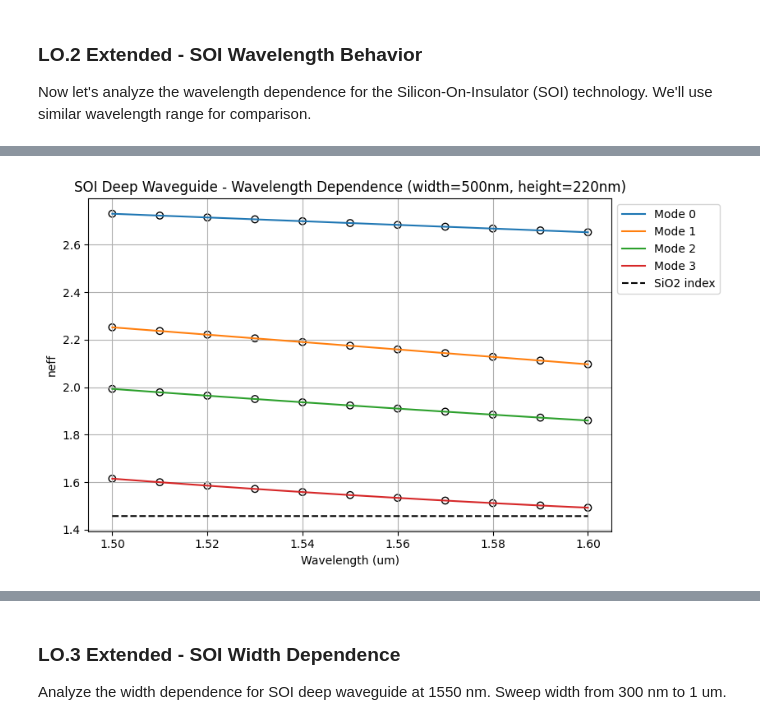
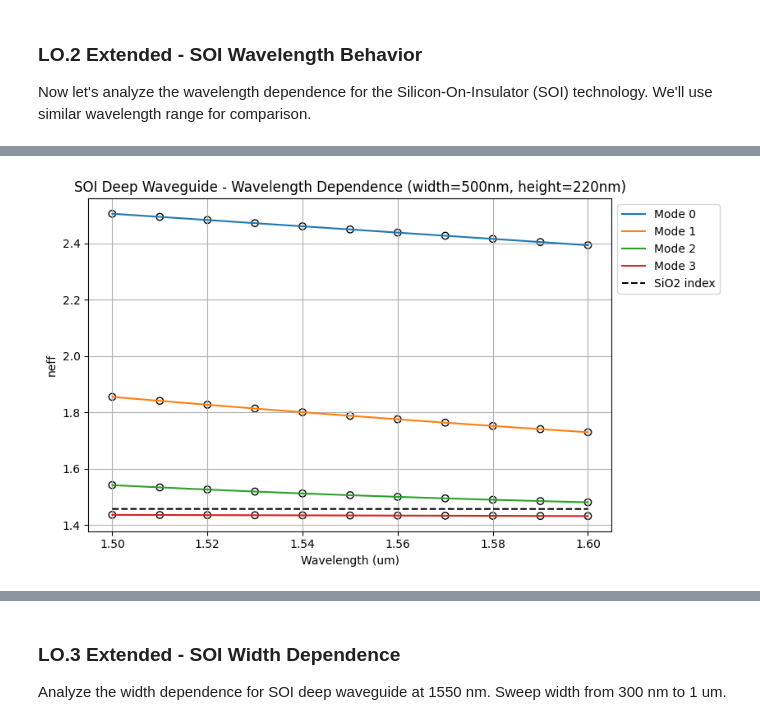
Before and after one commit to lorenagomezdiego/cifoin-lab1, a Jupyter notebook: WAVEGUIDES_Student.ipynb, the cells around one changed output, grey strips where cells are left out. Drawn from its saved outputs; the diff is of its cells as text; code cells hidden in the pictures.

```diff
--- a/WAVEGUIDES_Student.ipynb
+++ b/WAVEGUIDES_Student.ipynb
@@ -625,7 +617,7 @@ wavelength_soi = np.linspace(1500, 1600, 11) * nm
 
 soi_deep_waveguide = gt.modes.Waveguide(
     wavelength=wavelength_soi,
-    core_width=800 * nm,  # 500 nm width
+    core_width=500 * nm,  # 500 nm width
     core_thickness=220 * nm,  # 220 nm height
     slab_thickness=0.0,  # Deep etched
     core_material='si',  # Silicon core
@@ -658 +650 @@ plt.tight_layout(rect=[0, 0, 0.85, 1])
-[figure, old version]
+[figure, new version]
```
Also changed, not shown: parts of 11 cells of this notebook.
